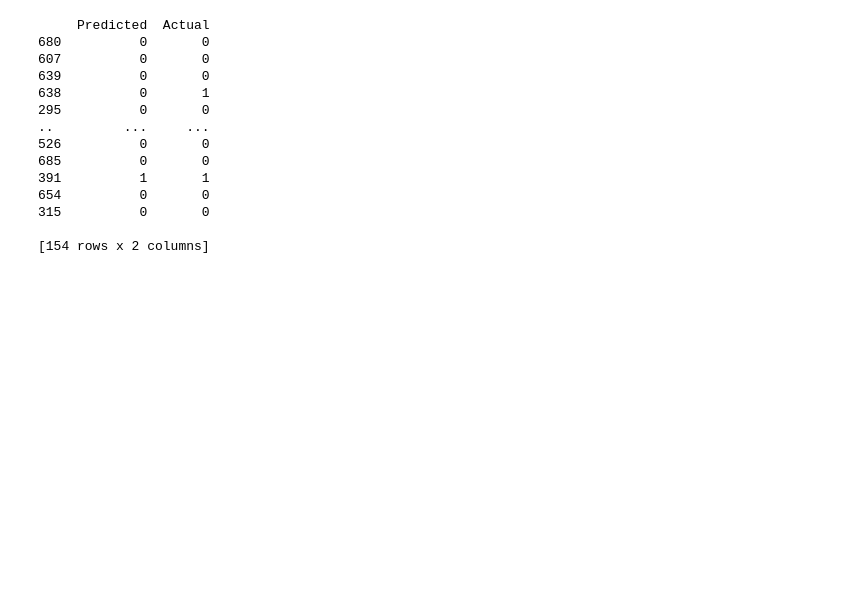
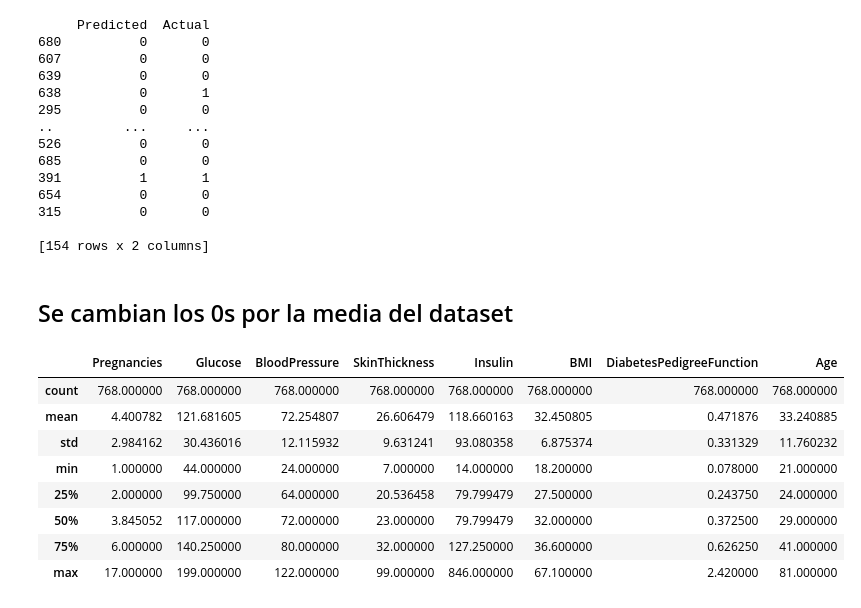
Before and after one commit to RolbinM/Proyecto-1-IA, a Jupyter notebook: Jupyter notebooks iniciales/knn_diabetes.ipynb, the cells around one changed output. Cells and saved outputs as stored; diff of their text form; code cells hidden in the pictures; blank space fills up the shorter version.

```diff
--- a/Jupyter notebooks iniciales/knn_diabetes.ipynb
+++ b/Jupyter notebooks iniciales/knn_diabetes.ipynb
@@ -103,7 +103,7 @@ print(testing_size/total)
 Se utiliza la biblioteca sklearn para importar el modelo.
 En este caso será supervisado y se le asigna el K.
 # %%
-d_dataset = pd.read_csv("diabetes.csv")
+d_dataset = pd.read_csv("../diabetes.csv")
 
 X = d_dataset[["Pregnancies", "Glucose", "BloodPressure", "SkinThickness", "Insulin", "BMI", "DiabetesPedigreeFunction", "Age"]]
 y = d_dataset["Outcome"]
@@ -212,3 +225,27 @@ print(df)
 315          0       0
 
 [154 rows x 2 columns]
+# %% [markdown]
+## Se cambian los 0s por la media del dataset
+# %%
+#df=df.mask(df==0).fillna(df.mean())
+
+X = d_dataset[["Pregnancies", "Glucose", "BloodPressure", "SkinThickness", "Insulin", "BMI", "DiabetesPedigreeFunction", "Age"]]
+#X = X.mask(X==0).fillna(X.mean())
+X = X.replace(0, pd.NA).fillna(X.mean())
+y = d_dataset["Outcome"]
+
+
+X_train, X_test, y_train, y_test = train_test_split(X, y, stratify=y, random_state=42, test_size=0.20)
+# %%
+X.describe()
+# %% [output]
+|  | Pregnancies | Glucose | BloodPressure | SkinThickness | Insulin | BMI | DiabetesPedigreeFunction | Age |
+| count | 768.000000 | 768.000000 | 768.000000 | 768.000000 | 768.000000 | 768.000000 | 768.000000 | 768.000000 |
+| mean | 4.400782 | 121.681605 | 72.254807 | 26.606479 | 118.660163 | 32.450805 | 0.471876 | 33.240885 |
+| std | 2.984162 | 30.436016 | 12.115932 | 9.631241 | 93.080358 | 6.875374 | 0.331329 | 11.760232 |
+| min | 1.000000 | 44.000000 | 24.000000 | 7.000000 | 14.000000 | 18.200000 | 0.078000 | 21.000000 |
+| 25% | 2.000000 | 99.750000 | 64.000000 | 20.536458 | 79.799479 | 27.500000 | 0.243750 | 24.000000 |
+| 50% | 3.845052 | 117.000000 | 72.000000 | 23.000000 | 79.799479 | 32.000000 | 0.372500 | 29.000000 |
+| 75% | 6.000000 | 140.250000 | 80.000000 | 32.000000 | 127.250000 | 36.600000 | 0.626250 | 41.000000 |
+| max | 17.000000 | 199.000000 | 122.000000 | 99.000000 | 846.000000 | 67.100000 | 2.420000 | 81.000000 |
```
Also changed, not shown: parts of 17 cells of this notebook, 2 other files.
